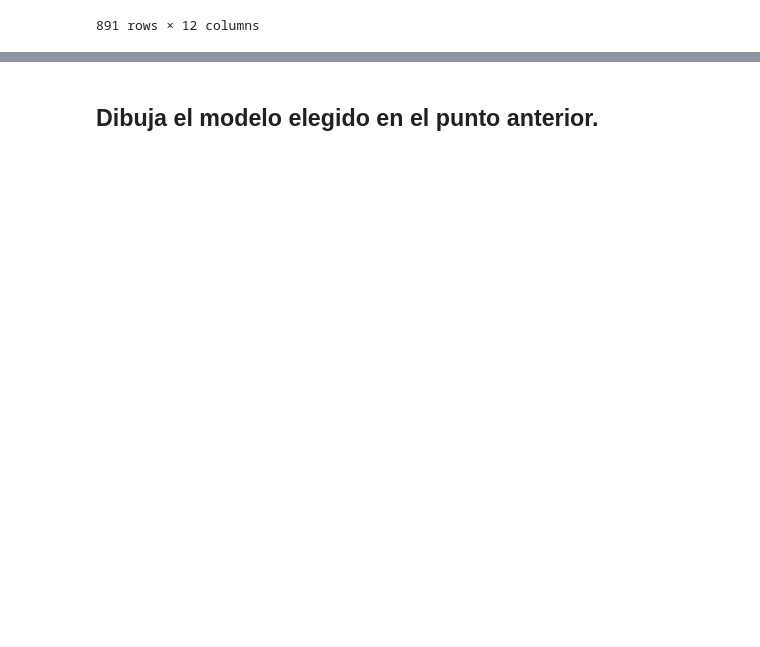
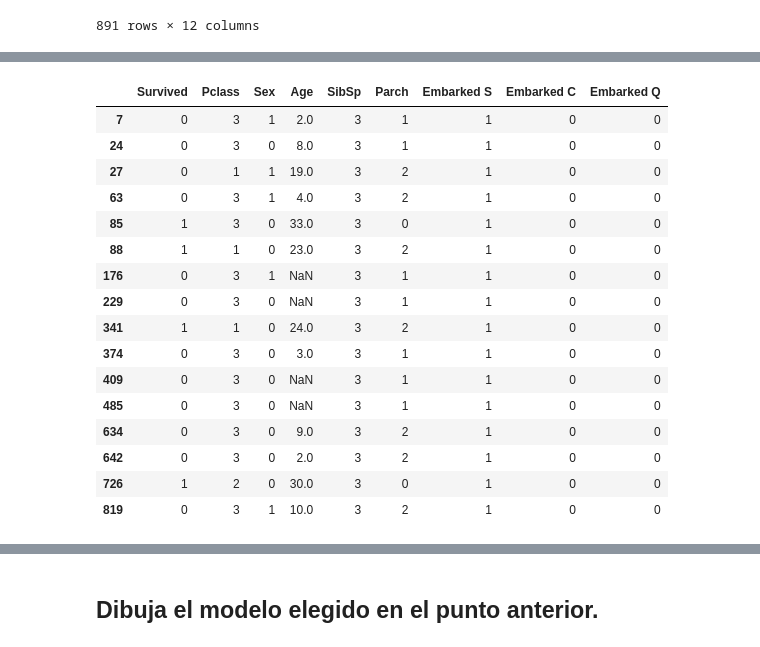
Before and after one commit to AlvaroChavarri/Practicamining3, a Jupyter notebook: LAB03-GRUPORoigChavarri/Practica1Titanic-Copy1.ipynb, the cells around one changed output, grey strips where cells are left out. Cells and saved outputs as stored; diff of their text form; code cells hidden in the pictures; blank space fills up the shorter version.

```diff
--- a/LAB03-GRUPORoigChavarri/Practica1Titanic-Copy1.ipynb
+++ b/LAB03-GRUPORoigChavarri/Practica1Titanic-Copy1.ipynb
@@ -183,0 +61,3 @@ confusion_matrix_model(Dec_tree)
+# %%
+#Eliminamos dichas columnas
+data=data.drop(columns=['Name', 'PassengerId','Cabin','Fare','Ticket'])
@@ -183,0 +84,9 @@ confusion_matrix_model(Dec_tree)
+# %%
+#Como podemos ver al ser solo dos missing values sustituiremos estos valores por S dado que es la variable con mas valores.
+data["Embarked"]=data["Embarked"].fillna("S")
+# %%
+#Creamos columnas para las dos variables de Embarked para que se puedan clasificar mejor
+data["Embarked S"]=np.where(data["Embarked"]=="S",1,0)
+data["Embarked C"]=np.where(data["Embarked"]=="C",1,0)
+data["Embarked Q"]=np.where(data["Embarked"]=="Q",1,0)
+data
@@ -183,0 +125,21 @@ confusion_matrix_model(Dec_tree)
+# %%
+datasetprueba=data[(data['SibSp']==3)]
+datasetprueba
+# %% [output]
+|  | Survived | Pclass | Sex | Age | SibSp | Parch | Embarked S | Embarked C | Embarked Q |
+| 7 | 0 | 3 | 1 | 2.0 | 3 | 1 | 1 | 0 | 0 |
+| 24 | 0 | 3 | 0 | 8.0 | 3 | 1 | 1 | 0 | 0 |
+| 27 | 0 | 1 | 1 | 19.0 | 3 | 2 | 1 | 0 | 0 |
+| 63 | 0 | 3 | 1 | 4.0 | 3 | 2 | 1 | 0 | 0 |
+| 85 | 1 | 3 | 0 | 33.0 | 3 | 0 | 1 | 0 | 0 |
+| 88 | 1 | 1 | 0 | 23.0 | 3 | 2 | 1 | 0 | 0 |
+| 176 | 0 | 3 | 1 | NaN | 3 | 1 | 1 | 0 | 0 |
+| 229 | 0 | 3 | 0 | NaN | 3 | 1 | 1 | 0 | 0 |
+| 341 | 1 | 1 | 0 | 24.0 | 3 | 2 | 1 | 0 | 0 |
+| 374 | 0 | 3 | 0 | 3.0 | 3 | 1 | 1 | 0 | 0 |
+| 409 | 0 | 3 | 0 | NaN | 3 | 1 | 1 | 0 | 0 |
+| 485 | 0 | 3 | 0 | NaN | 3 | 1 | 1 | 0 | 0 |
+| 634 | 0 | 3 | 0 | 9.0 | 3 | 2 | 1 | 0 | 0 |
+| 642 | 0 | 3 | 0 | 2.0 | 3 | 2 | 1 | 0 | 0 |
+| 726 | 1 | 2 | 0 | 30.0 | 3 | 0 | 1 | 0 | 0 |
+| 819 | 0 | 3 | 1 | 10.0 | 3 | 2 | 1 | 0 | 0 |
```
Also changed, not shown: parts of 58 cells of this notebook, 2 other files.
